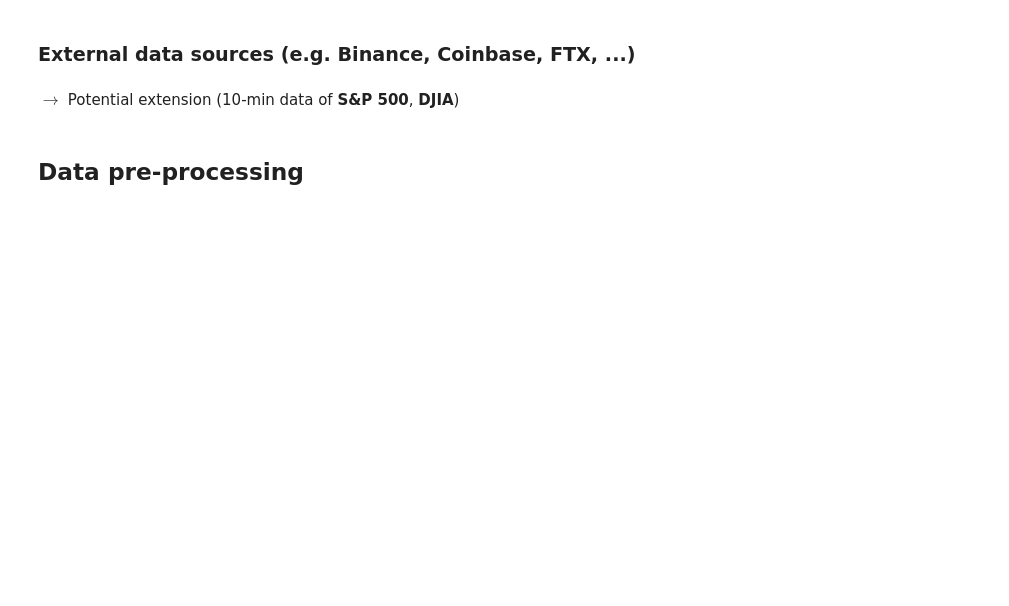
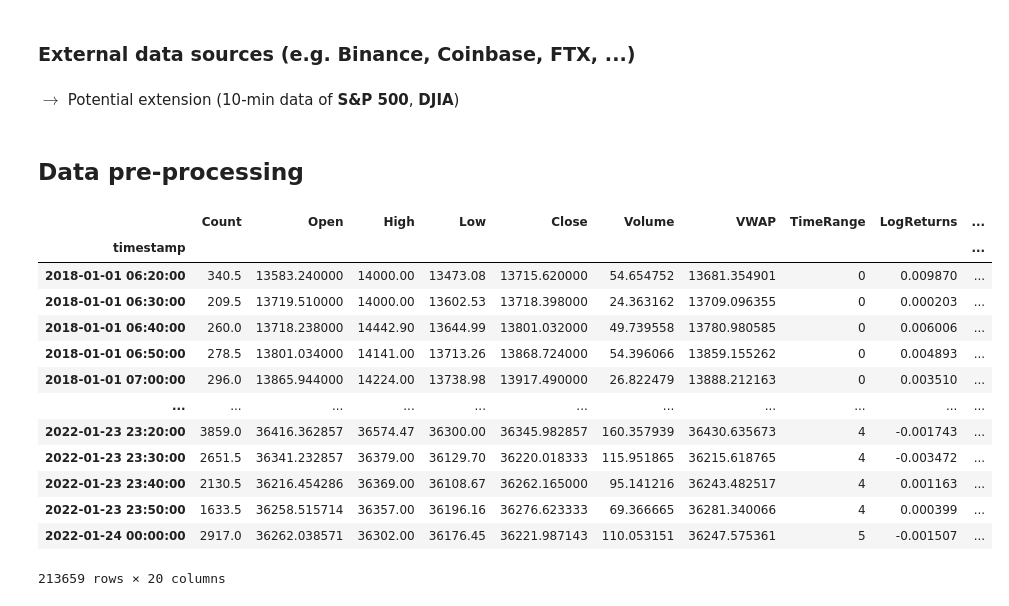
Before and after one commit to lcsrodriguez/cryptotrading, a Jupyter notebook: notebooks/bitcoin_trading.ipynb, the cells around one changed output. Saved outputs shown, nothing was run; the diff lists cells and outputs as text; code cells hidden in the pictures; blank space fills up the shorter version.

```diff
--- a/notebooks/bitcoin_trading.ipynb
+++ b/notebooks/bitcoin_trading.ipynb
@@ -194,6 +194,23 @@ df.head()
 $\longrightarrow$ Potential extension (10-min data of **S&P 500**, **DJIA**)
 # %% [markdown]
 ## Data pre-processing
+# %%
+df
+# %% [output]
+|  | Count | Open | High | Low | Close | Volume | VWAP | TimeRange | LogReturns | ... |
+| timestamp |  |  |  |  |  |  |  |  |  | ... |
+| 2018-01-01 06:20:00 | 340.5 | 13583.240000 | 14000.00 | 13473.08 | 13715.620000 | 54.654752 | 13681.354901 | 0 | 0.009870 | ... |
+| 2018-01-01 06:30:00 | 209.5 | 13719.510000 | 14000.00 | 13602.53 | 13718.398000 | 24.363162 | 13709.096355 | 0 | 0.000203 | ... |
+| 2018-01-01 06:40:00 | 260.0 | 13718.238000 | 14442.90 | 13644.99 | 13801.032000 | 49.739558 | 13780.980585 | 0 | 0.006006 | ... |
+| 2018-01-01 06:50:00 | 278.5 | 13801.034000 | 14141.00 | 13713.26 | 13868.724000 | 54.396066 | 13859.155262 | 0 | 0.004893 | ... |
+| 2018-01-01 07:00:00 | 296.0 | 13865.944000 | 14224.00 | 13738.98 | 13917.490000 | 26.822479 | 13888.212163 | 0 | 0.003510 | ... |
+| ... | ... | ... | ... | ... | ... | ... | ... | ... | ... | ... |
+| 2022-01-23 23:20:00 | 3859.0 | 36416.362857 | 36574.47 | 36300.00 | 36345.982857 | 160.357939 | 36430.635673 | 4 | -0.001743 | ... |
+| 2022-01-23 23:30:00 | 2651.5 | 36341.232857 | 36379.00 | 36129.70 | 36220.018333 | 115.951865 | 36215.618765 | 4 | -0.003472 | ... |
+| 2022-01-23 23:40:00 | 2130.5 | 36216.454286 | 36369.00 | 36108.67 | 36262.165000 | 95.141216 | 36243.482517 | 4 | 0.001163 | ... |
+| 2022-01-23 23:50:00 | 1633.5 | 36258.515714 | 36357.00 | 36196.16 | 36276.623333 | 69.366665 | 36281.340066 | 4 | 0.000399 | ... |
+| 2022-01-24 00:00:00 | 2917.0 | 36262.038571 | 36302.00 | 36176.45 | 36221.987143 | 110.053151 | 36247.575361 | 5 | -0.001507 | ... |
+213659 rows × 20 columns
 # %%
 # Computation of the target
 # %%
```
Also changed, not shown: parts of 4 cells of this notebook.
